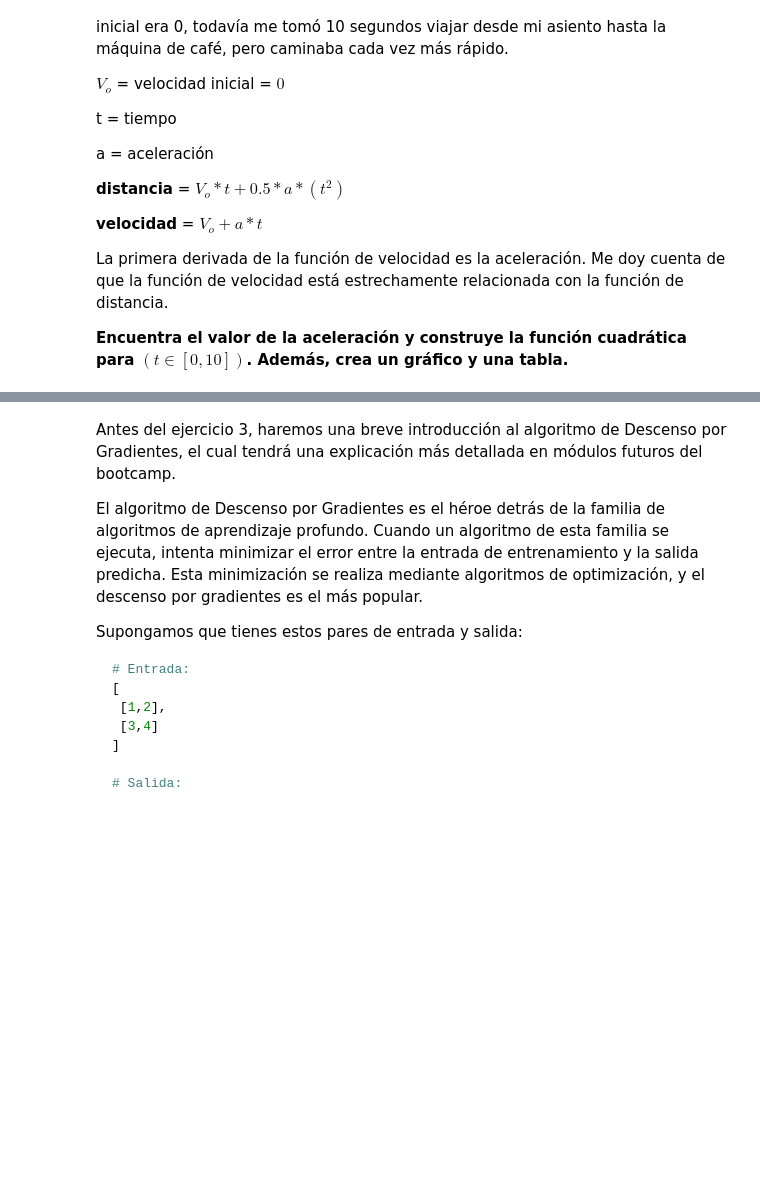
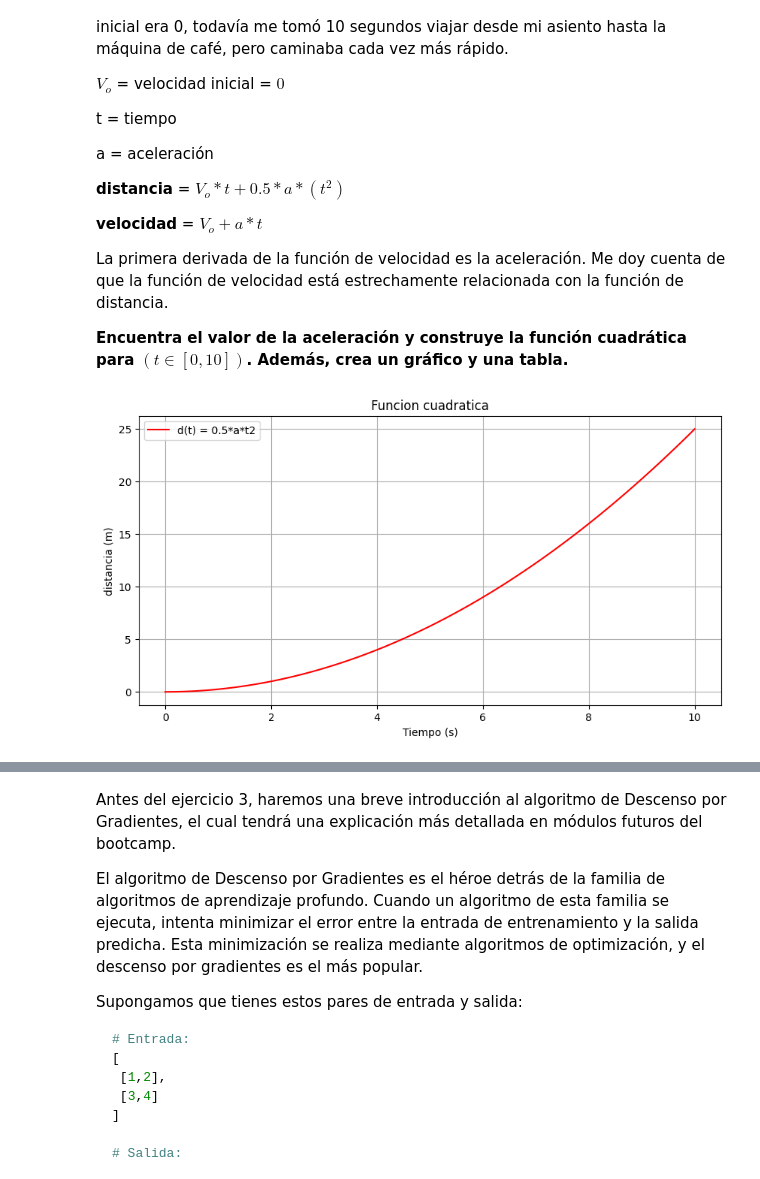
Before and after one commit to Yajaidy/calculus-and-algebra-problems-with-python, a Jupyter notebook: notebook/problems.es.ipynb, the cells around one changed output, grey strips where cells are left out. Cells and saved outputs as stored; diff of their text form; code cells hidden in the pictures; blank space fills up the shorter version.

```diff
--- a/notebook/problems.es.ipynb
+++ b/notebook/problems.es.ipynb
@@ -71,11 +71,38 @@ La primera derivada de la función de velocidad es la aceleración. Me doy cuent
 
 **Encuentra el valor de la aceleración y construye la función cuadrática para  $(t ∈ [0,10])$. Además, crea un gráfico y una tabla.**
 # %%
+import numpy as np
+import matplotlib.pyplot as plt
+import pandas as pd
+
+
 # Define y grafica la función cuadrática
 
-distancia1= 0*t+ 0.5*a*t**2
+tiem=10
+dist=25
+velo= dist/tiem
+velo_inicial=0
+acel=2*dist/tiem**2
 
+def distancia (t):
+    return (0.5*acel*t**2)
+#rango de tiempo
 
-def aceleracion(t):
-    return
+t= np.linspace(0,10,100)
+
+#Aceleracion
+d=distancia(t)
+
+#Graficar
+
+plt.figure(figsize=(10,5))
+plt.plot(t,d, label=('d(t) = 0.5*a*t2'), color= "red")
+plt.title('Funcion cuadratica')
+plt.xlabel('Tiempo (s)')
+plt.ylabel('distancia (m)')
+plt.legend()
+plt.grid(True)
+plt.show()
+# %% [output]
+[figure, added]
 # %%
```
Also changed, not shown: parts of 9 cells of this notebook.
